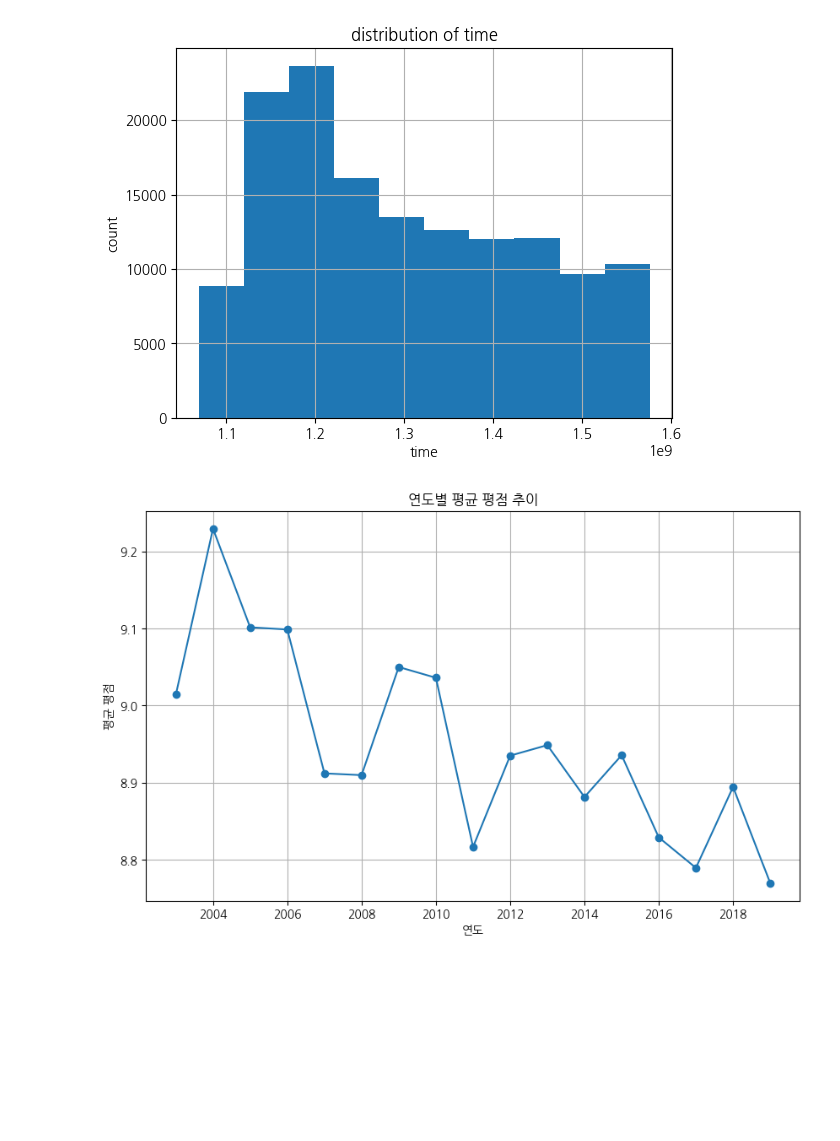
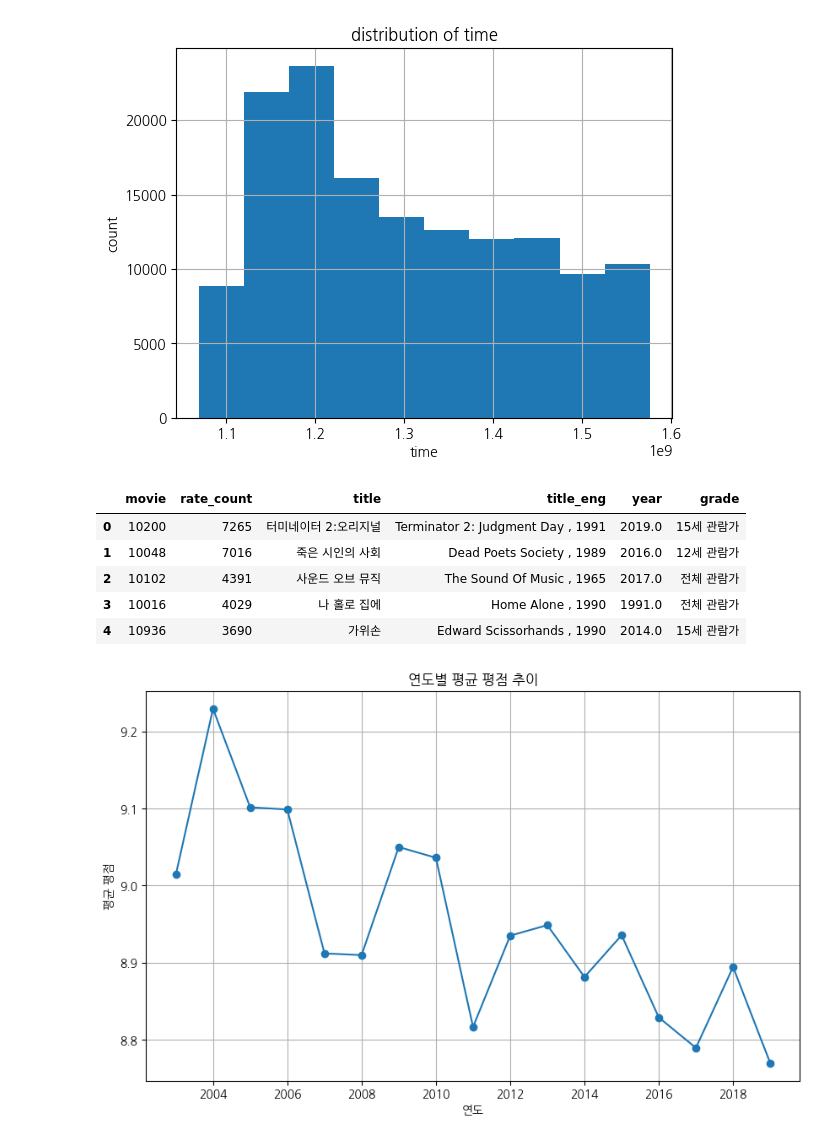
Before and after one commit to YeonSeong-Lee/codessey, a Jupyter notebook: prob02/prob0203.ipynb, the cells around one changed output. Saved outputs shown, nothing was run; the diff lists cells and outputs as text; code cells hidden in the pictures; blank space fills up the shorter version.

Commit message:
Add prob0203.ipynb: Implement analysis for most rated movies with visualization and data transformation

```diff
--- a/prob02/prob0203.ipynb
+++ b/prob02/prob0203.ipynb
@@ -248,6 +248,30 @@ plt.show()
 # %% [output]
 [figure]
 [figure]
+# %%
+# 가장 많이 평가된 영화
+
+## movie별로 평가된 횟수를 계산
+rate_count = rates['movie'].value_counts().reset_index()
+rate_count.head()
+
+## TODO:movie_id를 movie title로 변환
+## TODO: 너무 조금 평가된 영화는 제외
+
+
+## 가장 평점이 높은 영화
+
+rate_count.columns = ['movie', 'rate_count']
+rate_count = rate_count.merge(movies, on='movie')
+rate_count = rate_count.sort_values(by='rate_count', ascending=False)
+rate_count.head()
+# %% [output]
+|  | movie | rate_count | title | title_eng | year | grade |
+| 0 | 10200 | 7265 | 터미네이터 2:오리지널 | Terminator 2: Judgment Day , 1991 | 2019.0 | 15세 관람가 |
+| 1 | 10048 | 7016 | 죽은 시인의 사회 | Dead Poets Society , 1989 | 2016.0 | 12세 관람가 |
+| 2 | 10102 | 4391 | 사운드 오브 뮤직 | The Sound Of Music , 1965 | 2017.0 | 전체 관람가 |
+| 3 | 10016 | 4029 | 나 홀로 집에 | Home Alone , 1990 | 1991.0 | 전체 관람가 |
+| 4 | 10936 | 3690 | 가위손 | Edward Scissorhands , 1990 | 2014.0 | 15세 관람가 |
 # %%
 
 # 시간대별 평점 추이
```
